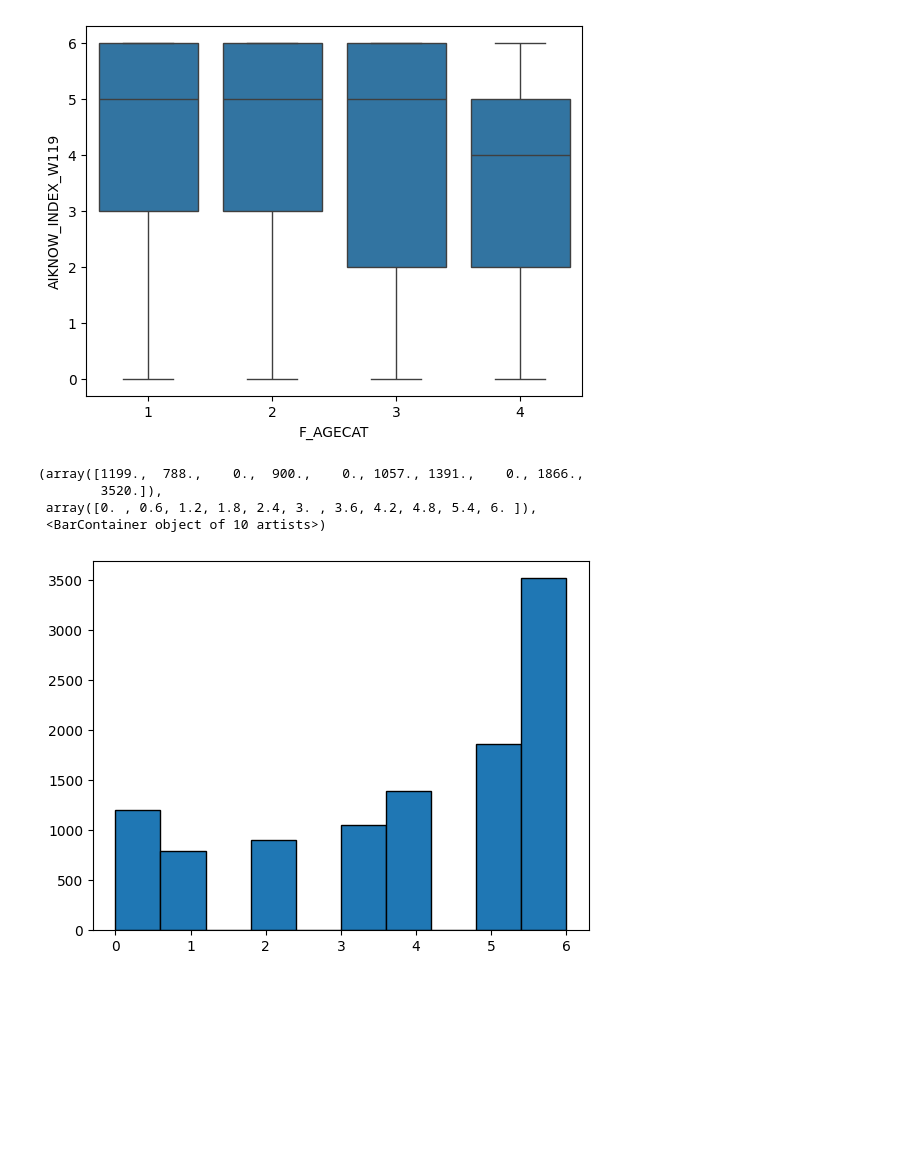
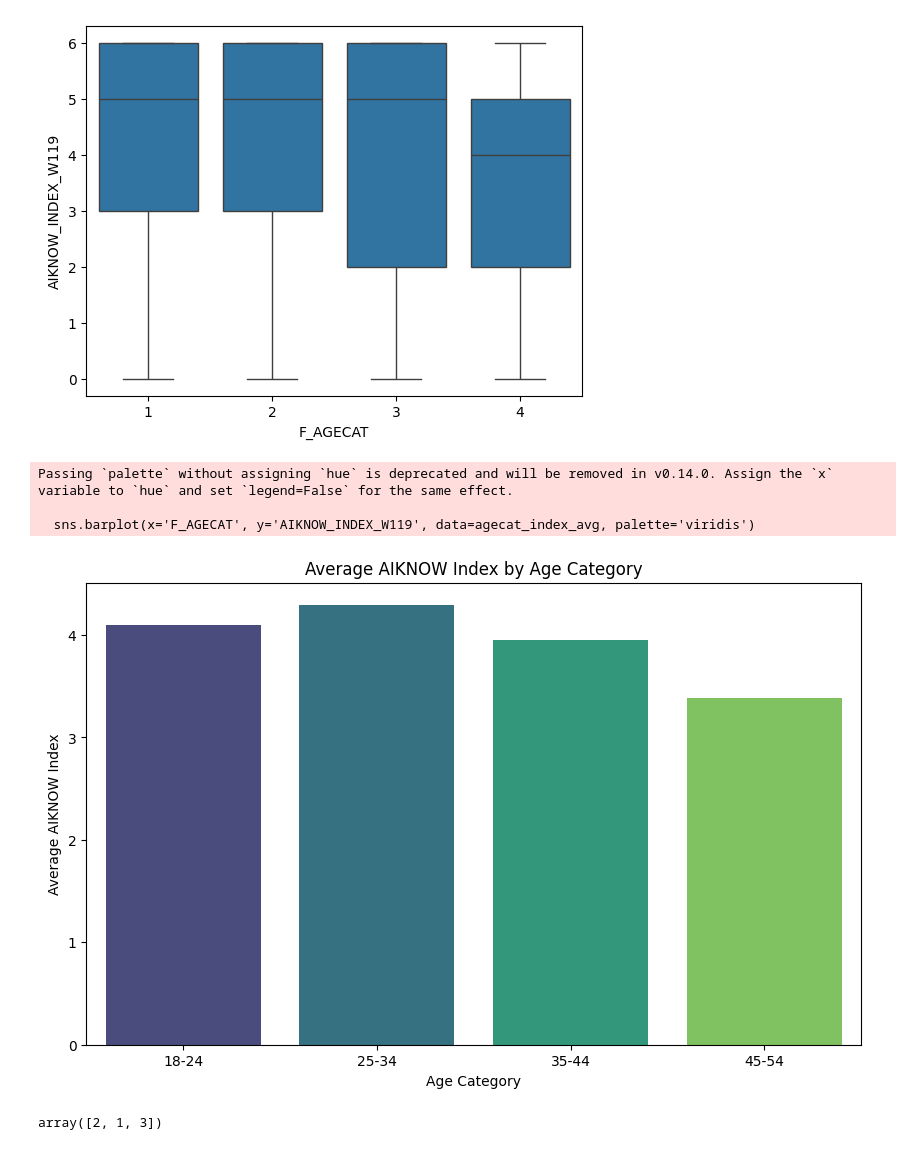
Before and after one commit to mikvyork/schulich_data_science, a Jupyter notebook: mmai500_proposal/mmai5000_data.ipynb, the cells around one changed output. Cells and saved outputs as stored; diff of their text form; code cells hidden in the pictures; blank space fills up the shorter version.

```diff
--- a/mmai500_proposal/mmai5000_data.ipynb
+++ b/mmai500_proposal/mmai5000_data.ipynb
@@ -217,5 +215,7 @@ merged = merged[merged['date'] >= '2024-01-01']
 # %%
 master_dataset = master_dataset[~(master_dataset == 99).any(axis=1)] # We remove rows with 99 in any column
+# %%
+master_dataset = master_dataset[~(master_dataset['F_GENDER'] == 3)] # We also remove the 3rd gender category.
 # %%
 master_dataset['F_GENDER'].value_counts()
 # %% [output]
@@ -250,13 +265,24 @@ sns.boxplot(x='F_AGECAT', y='AIKNOW_INDEX_W119', data=master_dataset)
 <Axes: xlabel='F_AGECAT', ylabel='AIKNOW_INDEX_W119'>
 [figure]
 # %%
-x = master_dataset['F_GENDER'].value_counts()
-y = master_dataset['AIKNOW_INDEX_W119'].value_counts()
+agecat_index_avg = master_dataset.groupby('F_AGECAT')['AIKNOW_INDEX_W119'].mean().reset_index()
+agecat_index_avg['F_AGECAT'] = agecat_index_avg['F_AGECAT'].map({1: '18-24', 2: '25-34', 3: '35-44', 4: '45-54'})
 
-plt.hist(master_dataset['AIKNOW_INDEX_W119'], edgecolor='black')
+plt.figure(figsize=(10, 6))
+plt.title('Average AIKNOW Index by Age Category')
+sns.barplot(x='F_AGECAT', y='AIKNOW_INDEX_W119', data=agecat_index_avg, palette='viridis')
+plt.ylabel('Average AIKNOW Index')
+plt.xlabel('Age Category')
+plt.show()
 # %% [output]
-(array([1199.,  788.,    0.,  900.,    0., 1057., 1391.,    0., 1866.,
-        3520.]),
- array([0. , 0.6, 1.2, 1.8, 2.4, 3. , 3.6, 4.2, 4.8, 5.4, 6. ]),
- <BarContainer object of 10 artists>)
+Passing `palette` without assigning `hue` is deprecated and will be removed in v0.14.0. Assign the `x` variable to `hue` and set `legend=False` for the same effect.
+
+  sns.barplot(x='F_AGECAT', y='AIKNOW_INDEX_W119', data=agecat_index_avg, palette='viridis')
-[figure, old version]
+[figure, new version]
+# %%
+educcat_index_avg = master_dataset.groupby('F_EDUCCAT')['AIKNOW_INDEX_W119'].mean().reset_index()
+educcat_index_avg['F_EDUCCAT'] = educcat_index_avg['F_EDUCCAT'].map({1: 'High School', 2:'College', 3: 'College Graduate or Higher'})
+
+plt.figure(figsize=(10, 6))
+# %% [output]
+array([2, 1, 3])
```
Also changed, not shown: parts of 8 cells of this notebook, 1 other file.
